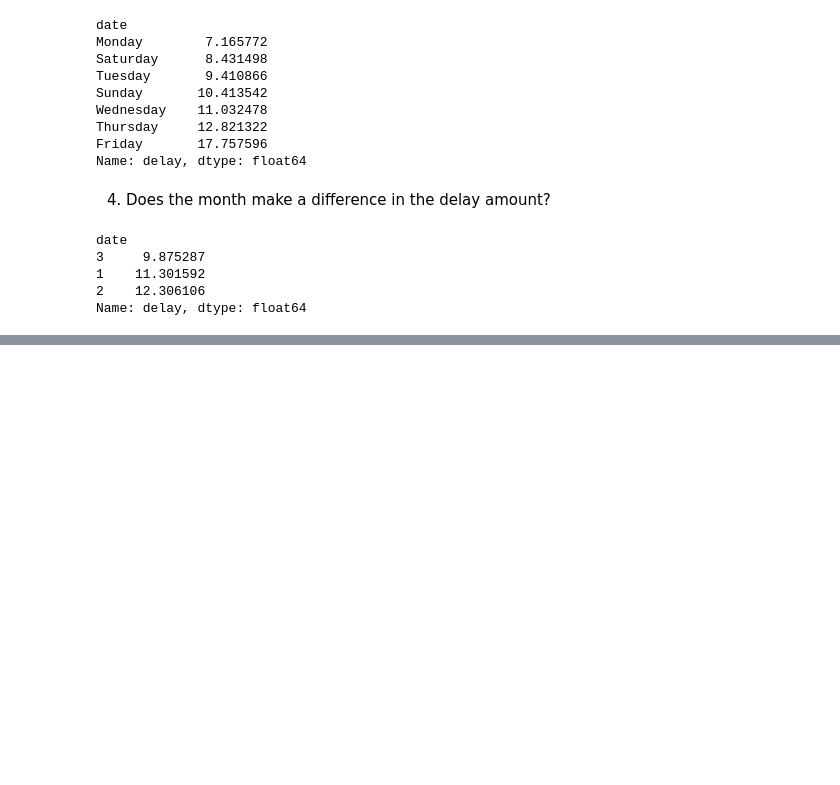
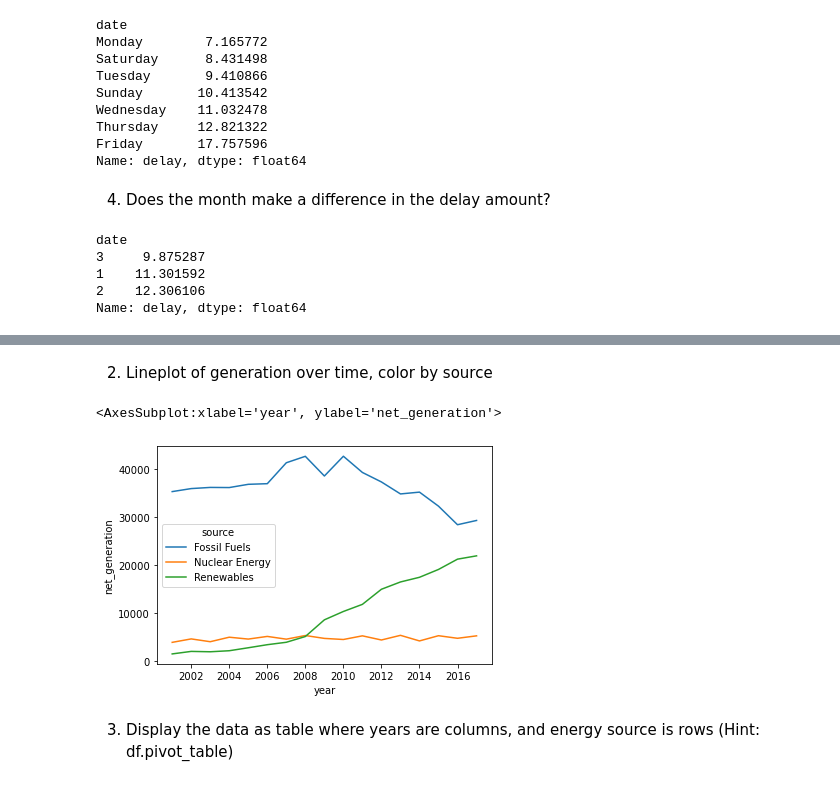
Before and after one commit to veronica-f-reyes/time-series-exercises, a Jupyter notebook: working_with_time_series_data_exercises.ipynb, the cells around one changed output, grey strips where cells are left out. Cells and saved outputs as stored; diff of their text form; code cells hidden in the pictures; blank space fills up the shorter version.

Commit message:
Time Series

```diff
--- a/working_with_time_series_data_exercises.ipynb
+++ b/working_with_time_series_data_exercises.ipynb
@@ -504,0 +517,4 @@ Name: delay, dtype: float64
+# %%
+from vega_datasets import data
+df = data.iowa_electricity().set_index('year').sort_index()
+df.head()
@@ -504,0 +553,10 @@ Name: delay, dtype: float64
+# %%
+# map the resampled data above (total by year) to the original df
+
+df['year_total'] = df.index.map(df.net_generation.resample('YS').sum())
+# %%
+# For each row, calculate the percentage of the year's total that energy source provided.
+
+df['percentage'] = df.net_generation/df.year_total
+
+df.head()
@@ -504,0 +571,10 @@ Name: delay, dtype: float64
+# %% [markdown]
+2. Lineplot of generation over time, color by source
+# %%
+import seaborn as sns
+sns.lineplot(data = df, x = 'year', y = 'net_generation', ci = 0, hue = 'source')
+# %% [output]
+<AxesSubplot:xlabel='year', ylabel='net_generation'>
+[figure, added]
+# %% [markdown]
+3. Display the data as table where years are columns, and energy source is rows (Hint: df.pivot_table)
```
Also changed, not shown: parts of 16 cells of this notebook.
